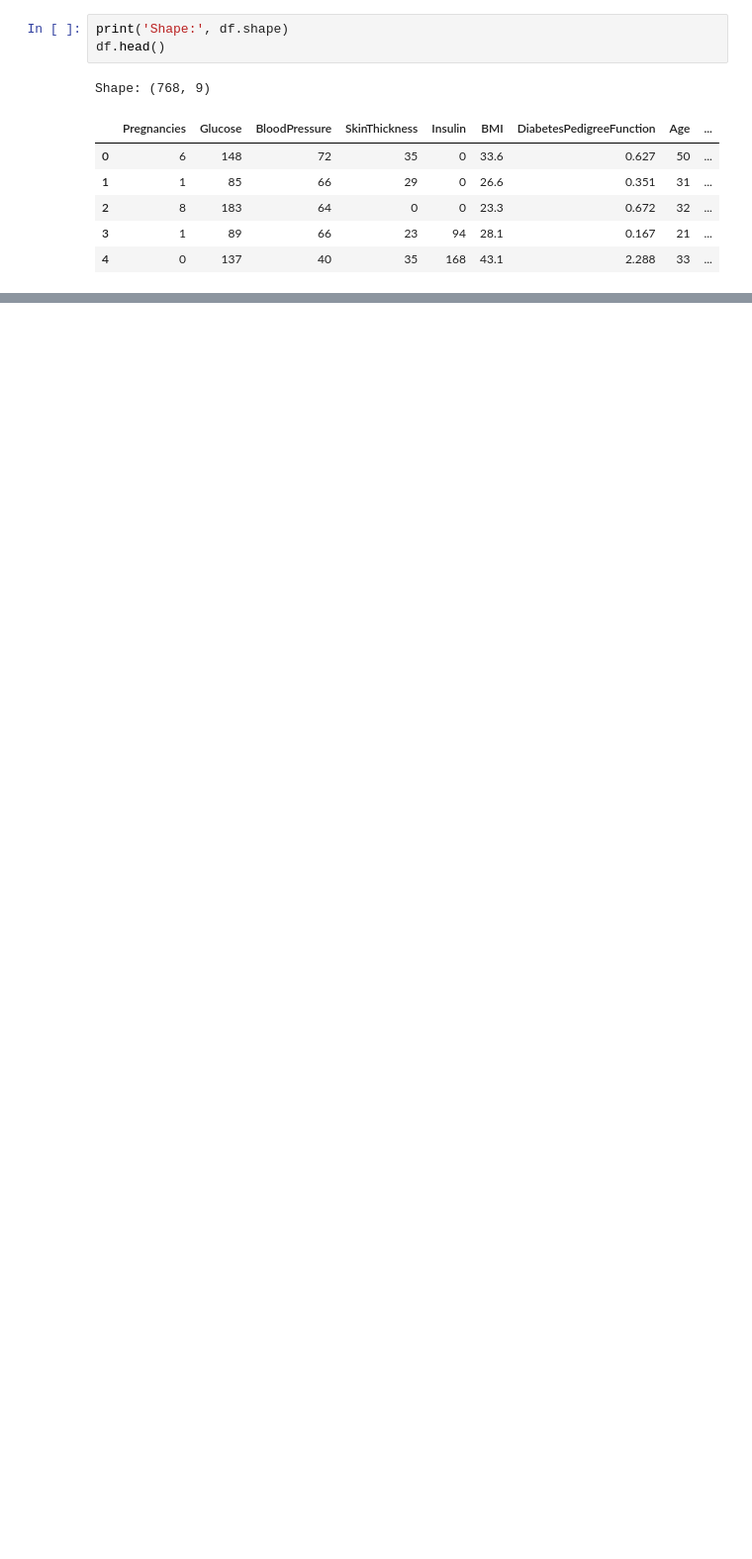
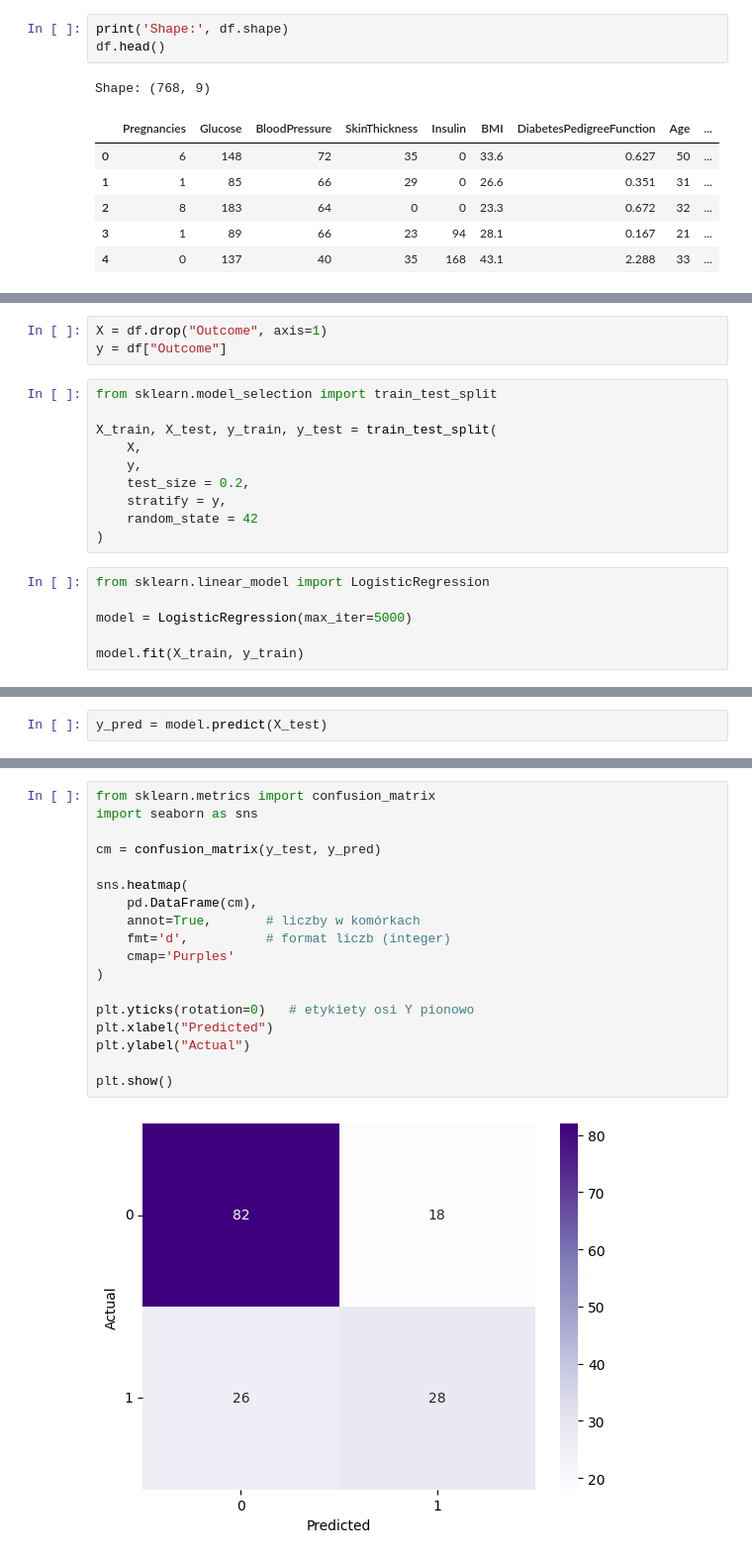
Before and after one commit to annajestem/xai_diabetes_project, a Jupyter notebook: notebooks/xai_diabetes_xai_project.ipynb, the cells around one changed output, grey strips where cells are left out. Shown at 99% size. Drawn from its saved outputs; the diff is of its cells as text; blank space fills up the shorter version.

```diff
--- a/notebooks/xai_diabetes_xai_project.ipynb
+++ b/notebooks/xai_diabetes_xai_project.ipynb
@@ -17,0 +65,19 @@ Shape: (768, 9)
+# %%
+X = df.drop("Outcome", axis=1)
+y = df["Outcome"]
+# %%
+from sklearn.model_selection import train_test_split
+
+X_train, X_test, y_train, y_test = train_test_split(
+    X,
+    y,
+    test_size = 0.2,
+    stratify = y,
+    random_state = 42
+)
+# %%
+from sklearn.linear_model import LogisticRegression
+
+model = LogisticRegression(max_iter=5000)
+
+model.fit(X_train, y_train)
@@ -17,0 +86,2 @@ Shape: (768, 9)
+# %%
+y_pred = model.predict(X_test)
@@ -17,0 +94,20 @@ Shape: (768, 9)
+# %%
+from sklearn.metrics import confusion_matrix
+import seaborn as sns
+
+cm = confusion_matrix(y_test, y_pred)
+
+sns.heatmap(
+    pd.DataFrame(cm),
+    annot=True,       # liczby w komórkach
+    fmt='d',          # format liczb (integer)
+    cmap='Purples'
+)
+
+plt.yticks(rotation=0)   # etykiety osi Y pionowo
+plt.xlabel("Predicted")
+plt.ylabel("Actual")
+
+plt.show()
+# %% [output]
+[figure, added]
```
Also changed, not shown: parts of 7 cells of this notebook, 2 other files.
